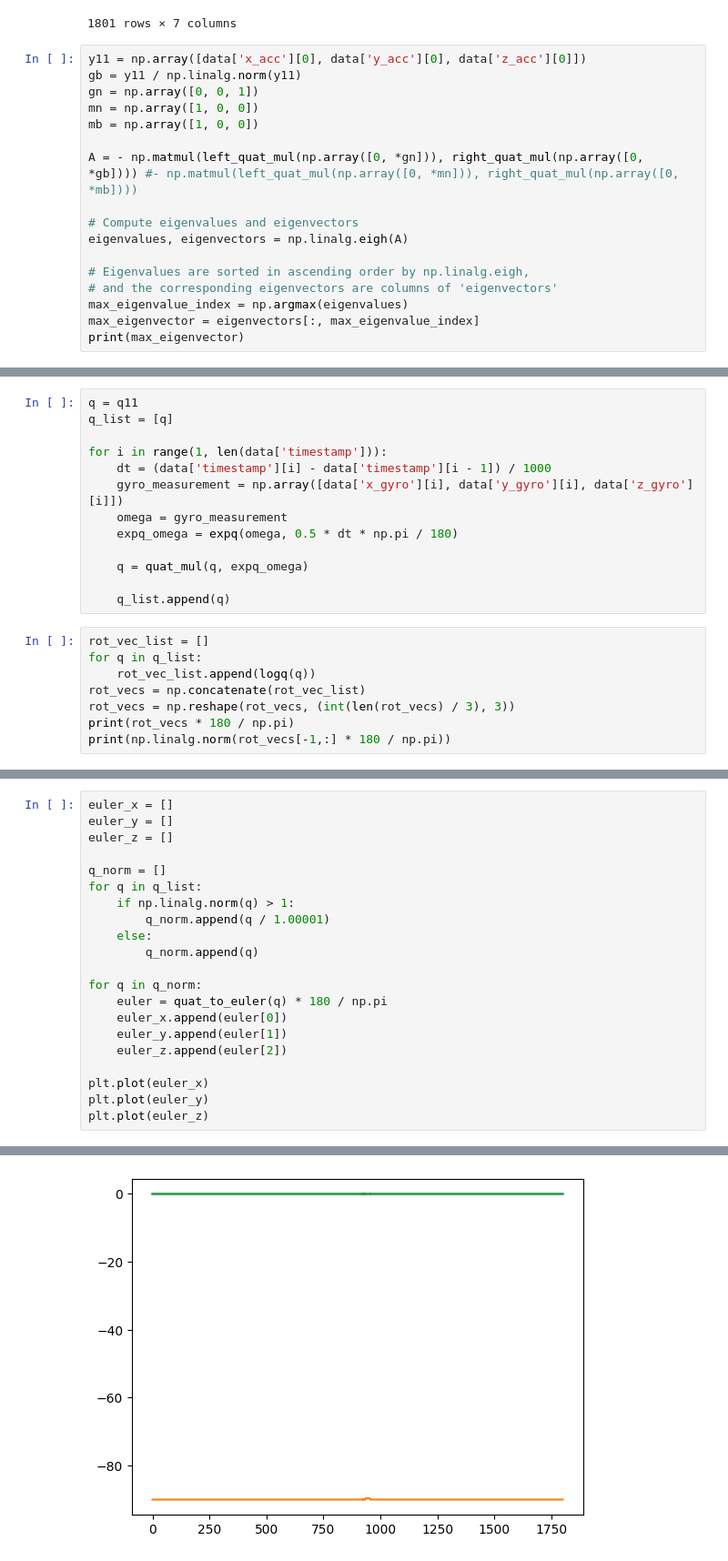
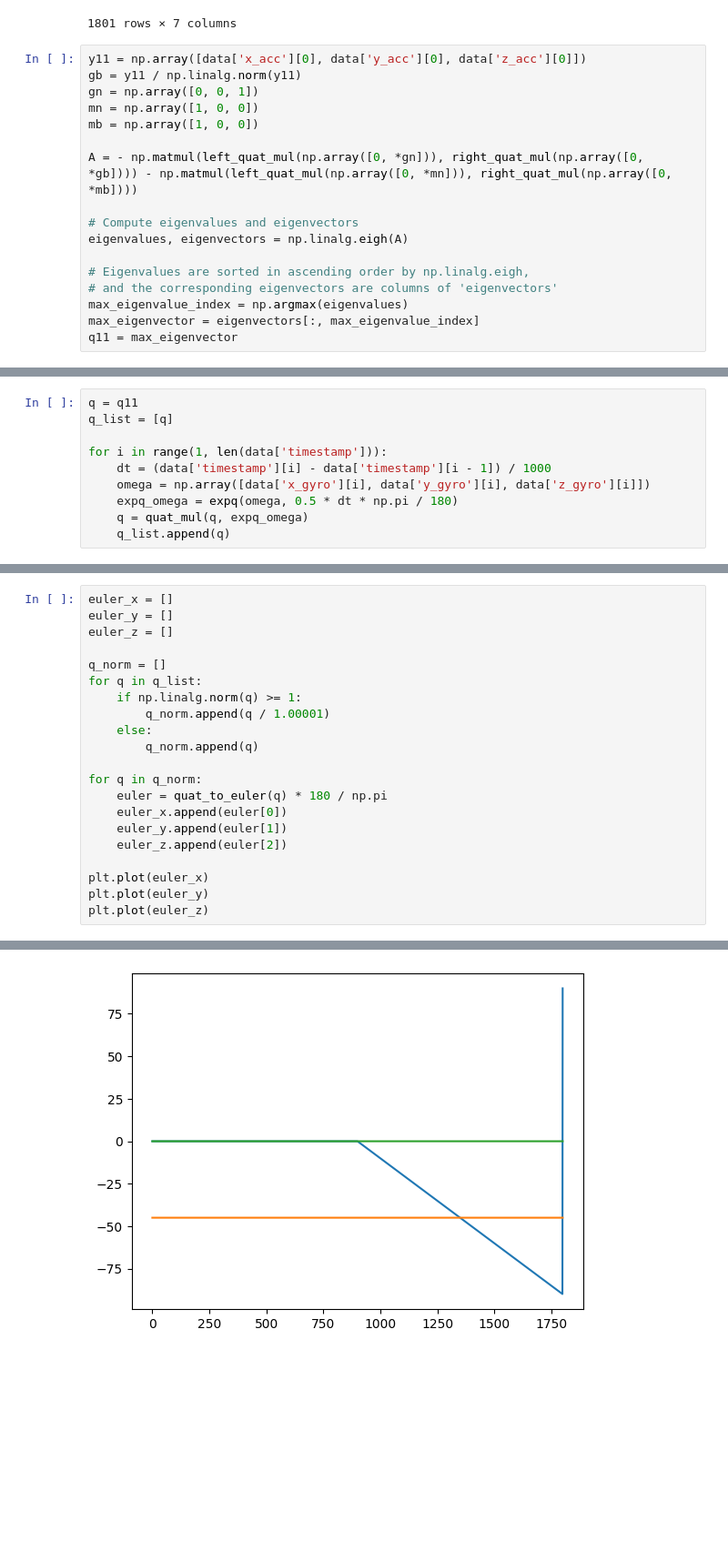
Before and after one commit to jrspan/dobbelsteenbep, a Jupyter notebook: Project files/kalman met nep data.ipynb, the cells around one changed output, grey strips where cells are left out. Shown at 91% size. Cells and saved outputs as stored; diff of their text form; blank space fills up the shorter version.

```diff
--- a/Project files/kalman met nep data.ipynb
+++ b/Project files/kalman met nep data.ipynb
@@ -42,7 +42,7 @@ gn = np.array([0, 0, 1])
 mn = np.array([1, 0, 0])
 mb = np.array([1, 0, 0])
 
-A = - np.matmul(left_quat_mul(np.array([0, *gn])), right_quat_mul(np.array([0, *gb]))) #- np.matmul(left_quat_mul(np.array([0, *mn])), right_quat_mul(np.array([0, *mb])))
+A = - np.matmul(left_quat_mul(np.array([0, *gn])), right_quat_mul(np.array([0, *gb]))) - np.matmul(left_quat_mul(np.array([0, *mn])), right_quat_mul(np.array([0, *mb])))
 
 # Compute eigenvalues and eigenvectors
 eigenvalues, eigenvectors = np.linalg.eigh(A)
@@ -51,4 +51,4 @@ eigenvalues, eigenvectors = np.linalg.eigh(A)
 # and the corresponding eigenvectors are columns of 'eigenvectors'
 max_eigenvalue_index = np.argmax(eigenvalues)
 max_eigenvector = eigenvectors[:, max_eigenvalue_index]
-print(max_eigenvector)
+q11 = max_eigenvector
@@ -81,18 +58,7 @@ q_list = [q]
 
 for i in range(1, len(data['timestamp'])):
     dt = (data['timestamp'][i] - data['timestamp'][i - 1]) / 1000
-    gyro_measurement = np.array([data['x_gyro'][i], data['y_gyro'][i], data['z_gyro'][i]])
-    omega = gyro_measurement
+    omega = np.array([data['x_gyro'][i], data['y_gyro'][i], data['z_gyro'][i]])
     expq_omega = expq(omega, 0.5 * dt * np.pi / 180)
-
     q = quat_mul(q, expq_omega)
-
     q_list.append(q)
-# %%
-rot_vec_list = []
-for q in q_list:
-    rot_vec_list.append(logq(q))
-rot_vecs = np.concatenate(rot_vec_list)
-rot_vecs = np.reshape(rot_vecs, (int(len(rot_vecs) / 3), 3))
-print(rot_vecs * 180 / np.pi)
-print(np.linalg.norm(rot_vecs[-1,:] * 180 / np.pi))
@@ -116,24 +65,24 @@ plt.show()
 # %%
 euler_x = []
 euler_y = []
 euler_z = []
 
 q_norm = []
 for q in q_list:
-    if np.linalg.norm(q) > 1:
+    if np.linalg.norm(q) >= 1:
         q_norm.append(q / 1.00001)
     else:
         q_norm.append(q)
 
 for q in q_norm:
     euler = quat_to_euler(q) * 180 / np.pi
     euler_x.append(euler[0])
     euler_y.append(euler[1])
     euler_z.append(euler[2])
 
 plt.plot(euler_x)
 plt.plot(euler_y)
 plt.plot(euler_z)
 # %% [output]
 [<matplotlib.lines.Line2D at 0x...>]
-[figure, old version]
+[figure, new version]
```
Also changed, not shown: parts of 9 cells of this notebook, 4 other files.
